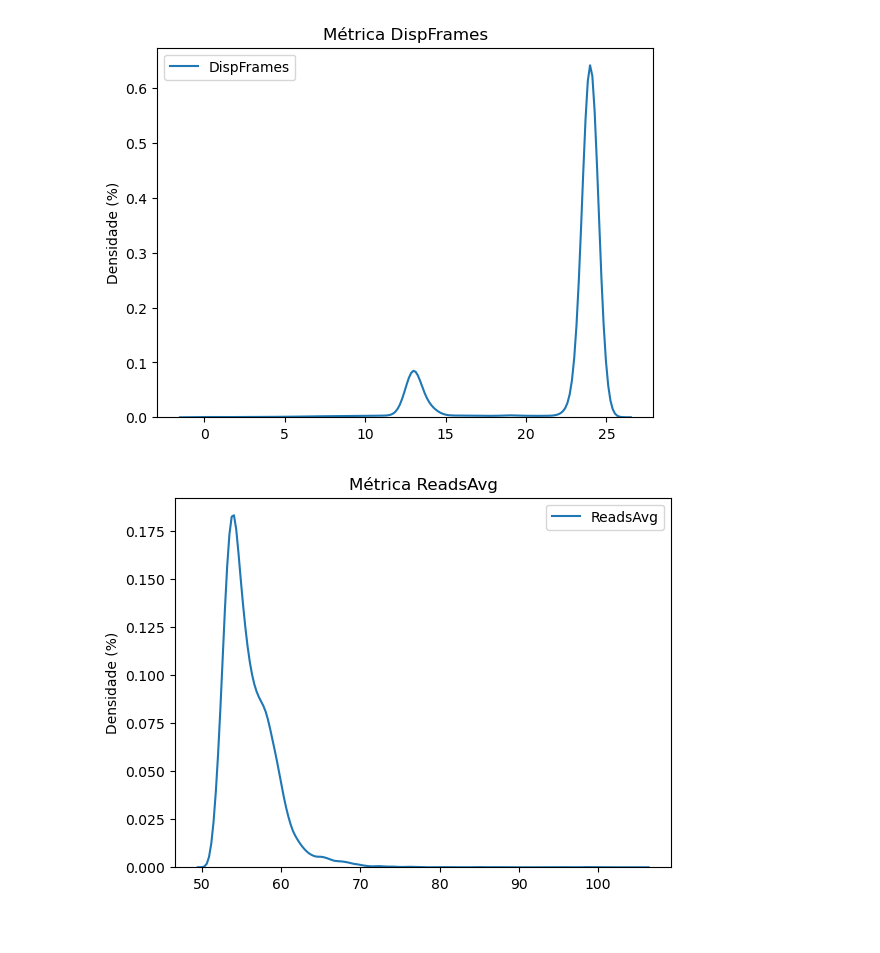
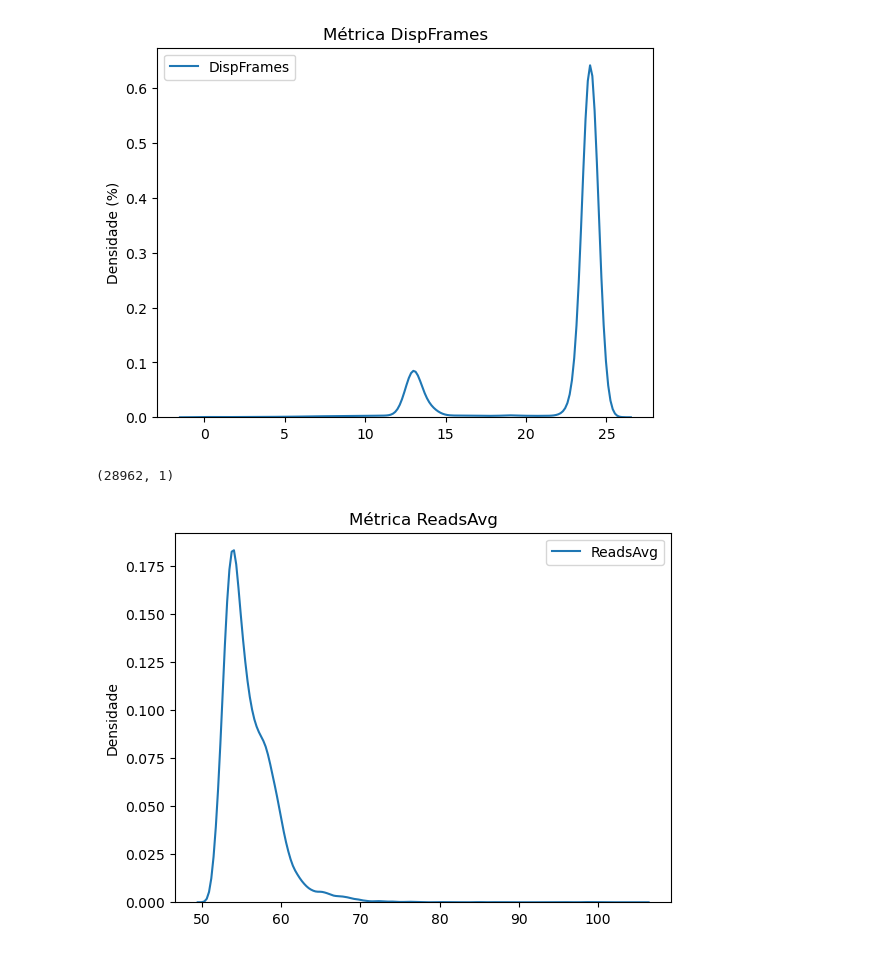
Before and after one commit to DaviVilarinho/ic-intervalo-qos, a Jupyter notebook: 2024_replication-histogram.ipynb, the cells around one changed output. Drawn from its saved outputs; the diff is of its cells as text; code cells hidden in the pictures.

```diff
--- a/2024_replication-histogram.ipynb
+++ b/2024_replication-histogram.ipynb
@@ -56,17 +56,21 @@ trace = 'KV-SingleApp-PeriodicLoad'
 y_metric = 'ReadsAvg'
 
 x_db, y_db = parse_traces(trace, y_metric, ['X_cluster.csv', 'X_flow.csv', 'X_port.csv'])
+# %%
+y_db.shape
+# %% [output]
+(28962, 1)
 # %%
 import numpy as np
 import matplotlib.pyplot as plt
 
 import seaborn as sns
 import numpy as np
 
 plt.title('Métrica ReadsAvg')
-plt.ylabel('Densidade (%)')
+plt.ylabel('Densidade')
 
 sns.kdeplot(y_db)
 plt.show()
 # %% [output]
-[figure, old version]
+[figure, new version]
```
Also changed, not shown: parts of 2 cells of this notebook, 1 other file.
